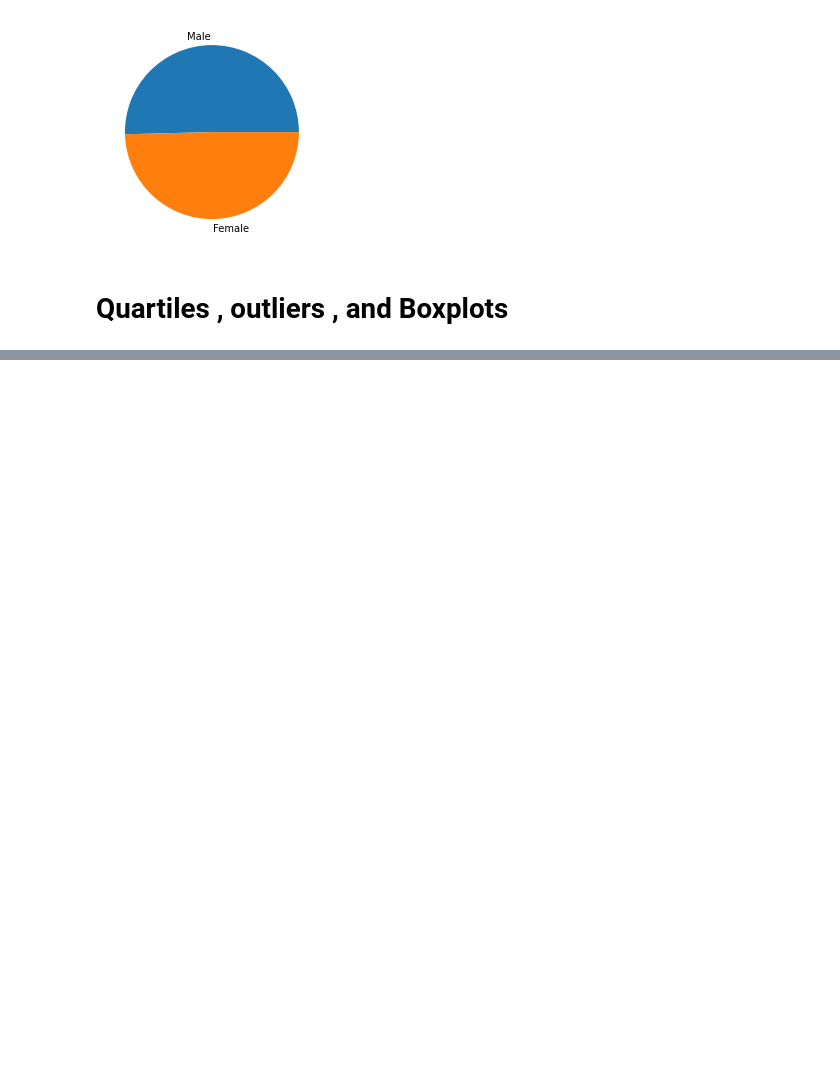
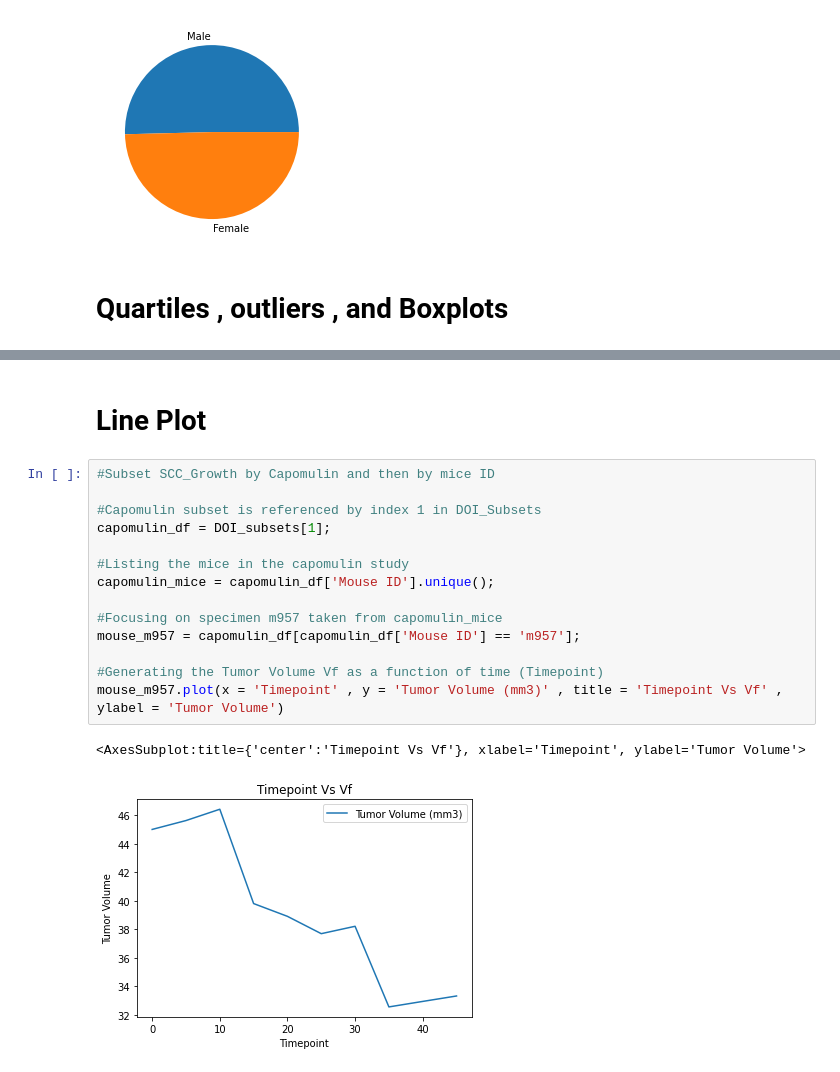
Before and after one commit to awesomepack/Pymaceuticals, a Jupyter notebook: Pymaceuticals.ipynb, the cells around one changed output, grey strips where cells are left out. Drawn from its saved outputs; the diff is of its cells as text; blank space fills up the shorter version.

```diff
--- a/Pymaceuticals.ipynb
+++ b/Pymaceuticals.ipynb
@@ -202,0 +201,19 @@ Vf_df.plot.box(flierprops = style);
+# %% [markdown]
+# Line Plot
+# %%
+#Subset SCC_Growth by Capomulin and then by mice ID
+
+#Capomulin subset is referenced by index 1 in DOI_Subsets
+capomulin_df = DOI_subsets[1];
+
+#Listing the mice in the capomulin study
+capomulin_mice = capomulin_df['Mouse ID'].unique();
+
+#Focusing on specimen m957 taken from capomulin_mice
+mouse_m957 = capomulin_df[capomulin_df['Mouse ID'] == 'm957'];
+
+#Generating the Tumor Volume Vf as a function of time (Timepoint)
+mouse_m957.plot(x = 'Timepoint' , y = 'Tumor Volume (mm3)' , title = 'Timepoint Vs Vf' , ylabel = 'Tumor Volume')
+# %% [output]
+<AxesSubplot:title={'center':'Timepoint Vs Vf'}, xlabel='Timepoint', ylabel='Tumor Volume'>
+[figure, added]
```
Also changed, not shown: parts of 4 cells of this notebook.
